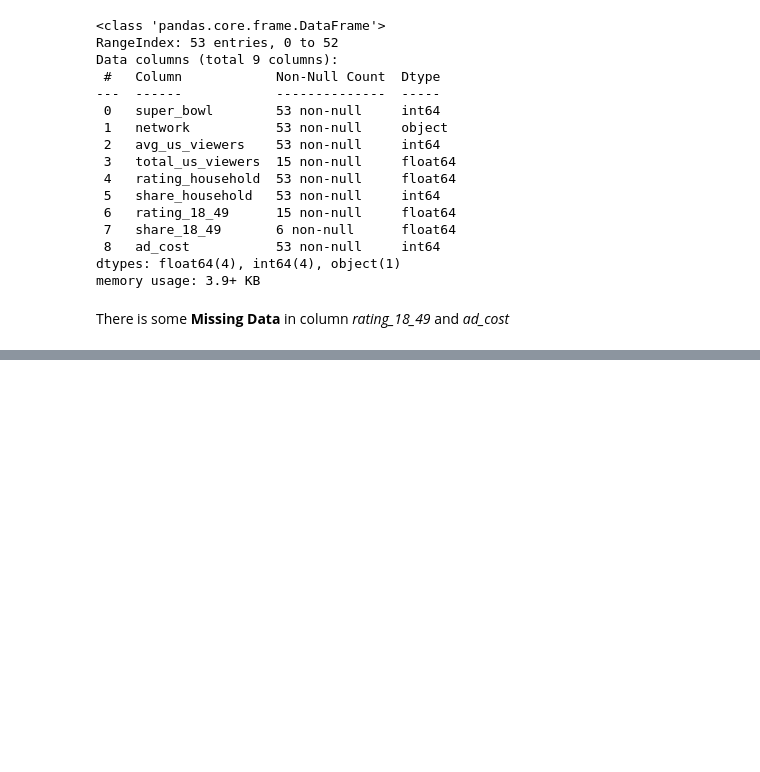
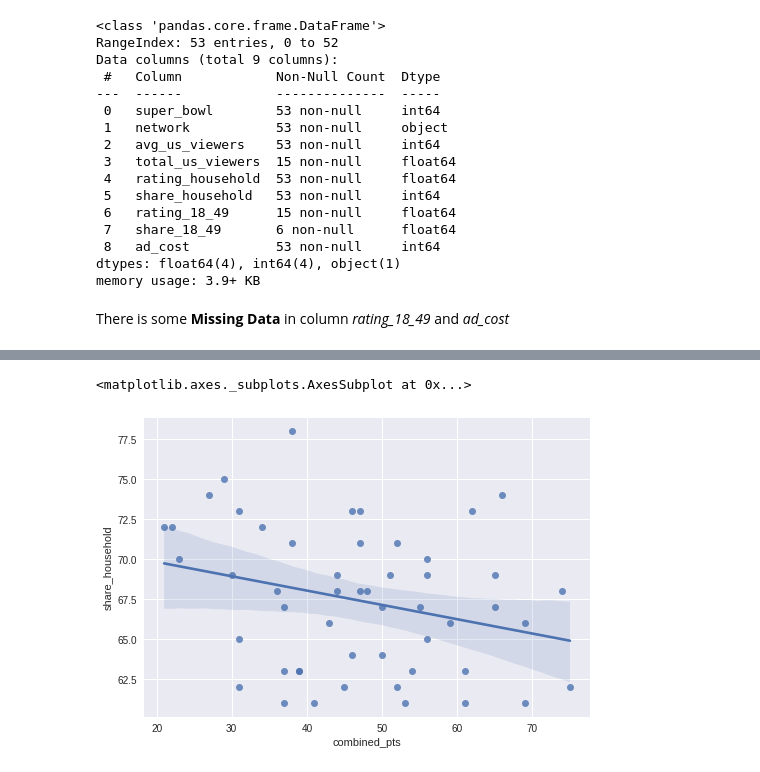
Before and after one commit to rzkyadhi/Analyzing-Super-Bowl-TV-and-Halftime-Musicians-Data, a Jupyter notebook: Analyzing_TV_Data,_Super_Bowls,_and_Halftime_Musicians.ipynb, the cells around one changed output, grey strips where cells are left out. Saved outputs shown, nothing was run; the diff lists cells and outputs as text; code cells hidden in the pictures; blank space fills up the shorter version.

```diff
--- a/Analyzing_TV_Data,_Super_Bowls,_and_Halftime_Musicians.ipynb
+++ b/Analyzing_TV_Data,_Super_Bowls,_and_Halftime_Musicians.ipynb
@@ -170,0 +181,5 @@ sns.regplot(games_tv.difference_pts, games_tv.share_household)
+# %%
+sns.regplot(games_tv.combined_pts, games_tv.share_household)
+# %% [output]
+<matplotlib.axes._subplots.AxesSubplot at 0x...>
+[figure, added]
```
Also changed, not shown: parts of 14 cells of this notebook.
